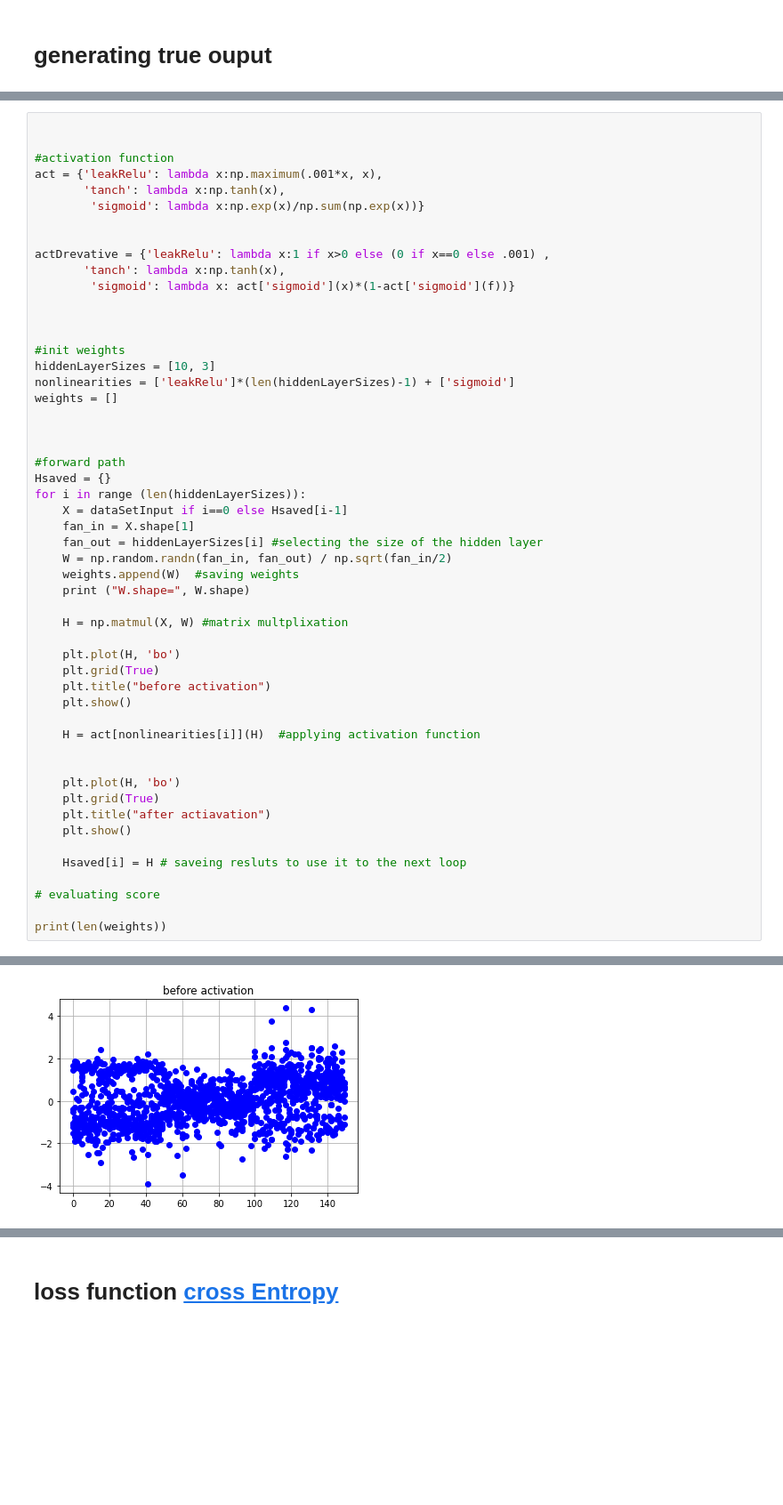
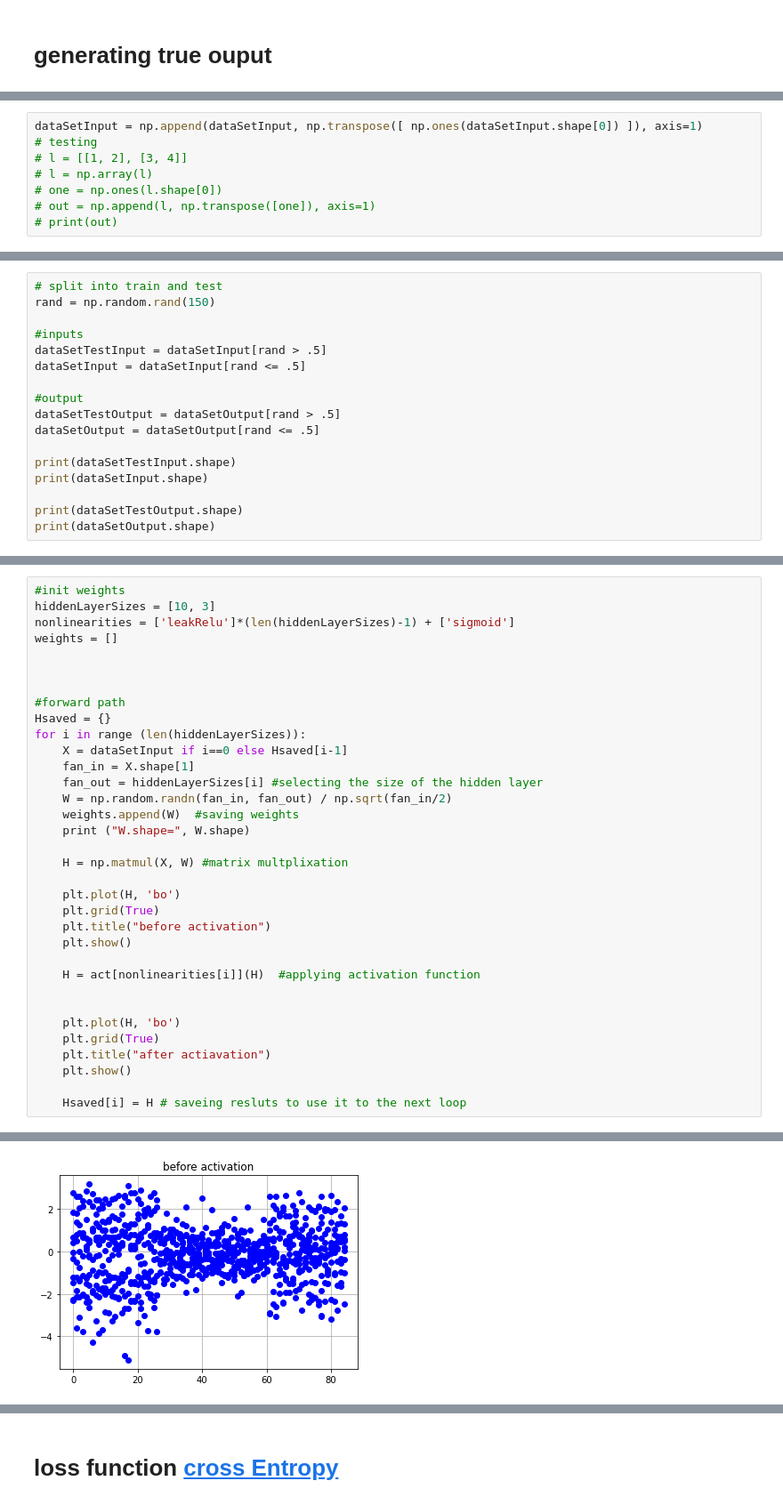
Before and after one commit to Abdullahaml1/deep-learning, a Jupyter notebook: hw1/iris.ipynb, the cells around one changed output, grey strips where cells are left out. Shown: that part at 89% size. Saved outputs shown, nothing was run; the diff lists cells and outputs as text; blank space fills up the shorter version.

```diff
--- a/hw1/iris.ipynb
+++ b/hw1/iris.ipynb
@@ -118,0 +121,8 @@ dataSetOuput =generateOuput(["Iris-setosa", "Iris-versicolor", "Iris-virginica"]
+# %%
+dataSetInput = np.append(dataSetInput, np.transpose([ np.ones(dataSetInput.shape[0]) ]), axis=1)
+# testing
+# l = [[1, 2], [3, 4]]
+# l = np.array(l)
+# one = np.ones(l.shape[0])
+# out = np.append(l, np.transpose([one]), axis=1)
+# print(out)
@@ -118,0 +131,17 @@ dataSetOuput =generateOuput(["Iris-setosa", "Iris-versicolor", "Iris-virginica"]
+# %%
+# split into train and test
+rand = np.random.rand(150)
+
+#inputs
+dataSetTestInput = dataSetInput[rand > .5]
+dataSetInput = dataSetInput[rand <= .5]
+
+#output
+dataSetTestOutput = dataSetOutput[rand > .5]
+dataSetOutput = dataSetOutput[rand <= .5]
+
+print(dataSetTestInput.shape)
+print(dataSetInput.shape)
+
+print(dataSetTestOutput.shape)
+print(dataSetOutput.shape)
@@ -121,18 +194,4 @@ dataSetOuput =generateOuput(["Iris-setosa", "Iris-versicolor", "Iris-virginica"]
 # %%
-
-
-#activation function
-act = {'leakRelu': lambda x:np.maximum(.001*x, x),
-       'tanch': lambda x:np.tanh(x),
-        'sigmoid': lambda x:np.exp(x)/np.sum(np.exp(x))}
-
-
-actDrevative = {'leakRelu': lambda x:1 if x>0 else (0 if x==0 else .001) ,
-       'tanch': lambda x:np.tanh(x),
-        'sigmoid': lambda x: act['sigmoid'](x)*(1-act['sigmoid'](f))}
-
-
-
 #init weights
 hiddenLayerSizes = [10, 3]
 nonlinearities = ['leakRelu']*(len(hiddenLayerSizes)-1) + ['sigmoid']
@@ -166,8 +225,4 @@ for i in range (len(hiddenLayerSizes)):
     plt.show()
 
     Hsaved[i] = H # saveing resluts to use it to the next loop
-
-# evaluating score
-
-print(len(weights))
 # %% [output]
@@ -175 +230 @@ W.shape= (4, 10)
-[figure, old version]
+[figure, new version]
```
Also changed, not shown: parts of 21 cells of this notebook.
